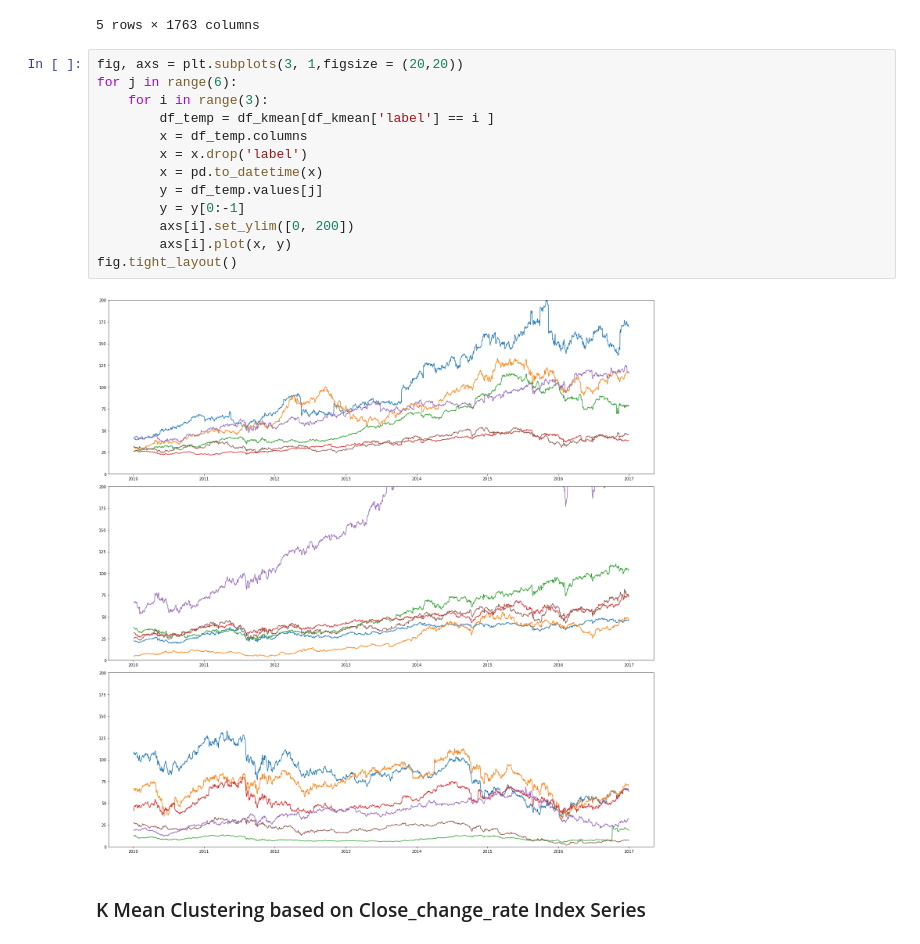
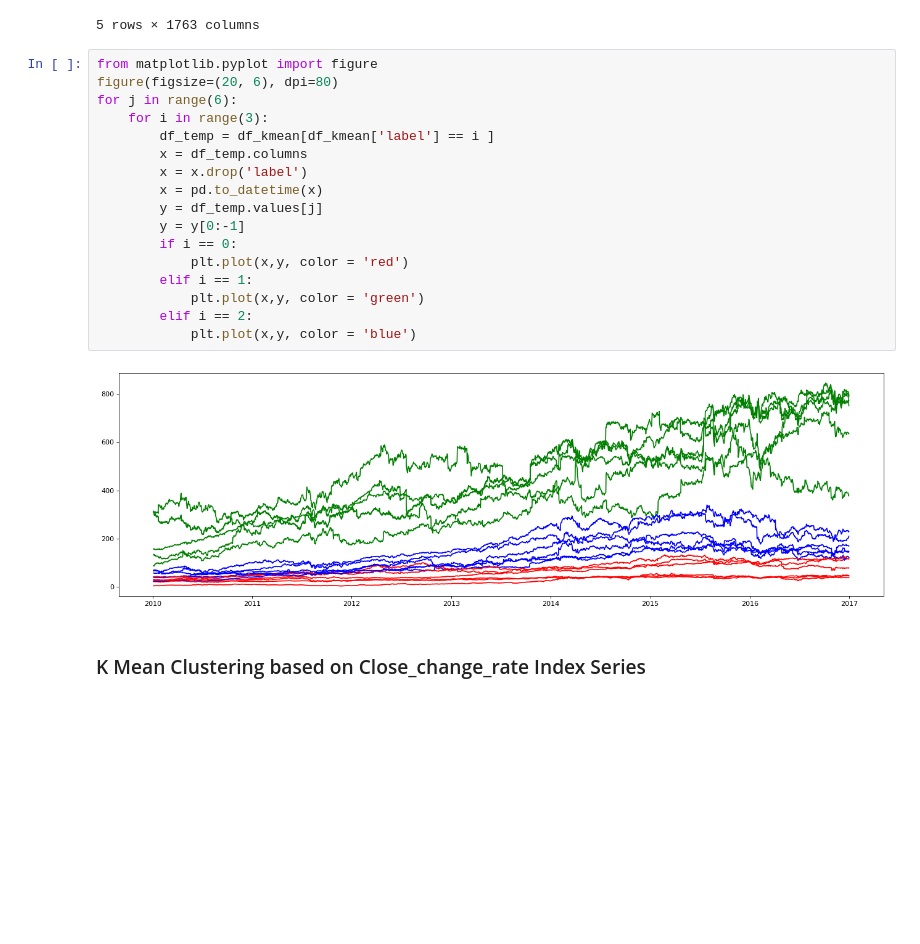
Before and after one commit to gihonglee/Stock_Analysis, a Jupyter notebook: main.ipynb, the cells around one changed output. Drawn from its saved outputs; the diff is of its cells as text; blank space fills up the shorter version.

```diff
--- a/main.ipynb
+++ b/main.ipynb
@@ -478,20 +482,24 @@ df_kmean.head(5)
 | ABC | 26.629999 | 26.440001 | 26.190001 | 25.770000 | 26.049999 | 26.340000 | 26.520000 | 27.040001 | ... |
 5 rows × 1763 columns
 # %%
-fig, axs = plt.subplots(3, 1,figsize = (20,20))
+from matplotlib.pyplot import figure
+figure(figsize=(20, 6), dpi=80)
 for j in range(6):
     for i in range(3):
         df_temp = df_kmean[df_kmean['label'] == i ]
         x = df_temp.columns
         x = x.drop('label')
         x = pd.to_datetime(x)
         y = df_temp.values[j]
         y = y[0:-1]
-        axs[i].set_ylim([0, 200])
-        axs[i].plot(x, y)
-fig.tight_layout()
+        if i == 0:
+            plt.plot(x,y, color = 'red')
+        elif i == 1:
+            plt.plot(x,y, color = 'green')
+        elif i == 2:
+            plt.plot(x,y, color = 'blue')
 # %% [output]
-[figure, old version]
+[figure, new version]
 # %% [markdown]
 ### K Mean Clustering based on Close_change_rate Index Series
 # %%
```
Also changed, not shown: parts of 31 cells of this notebook.
